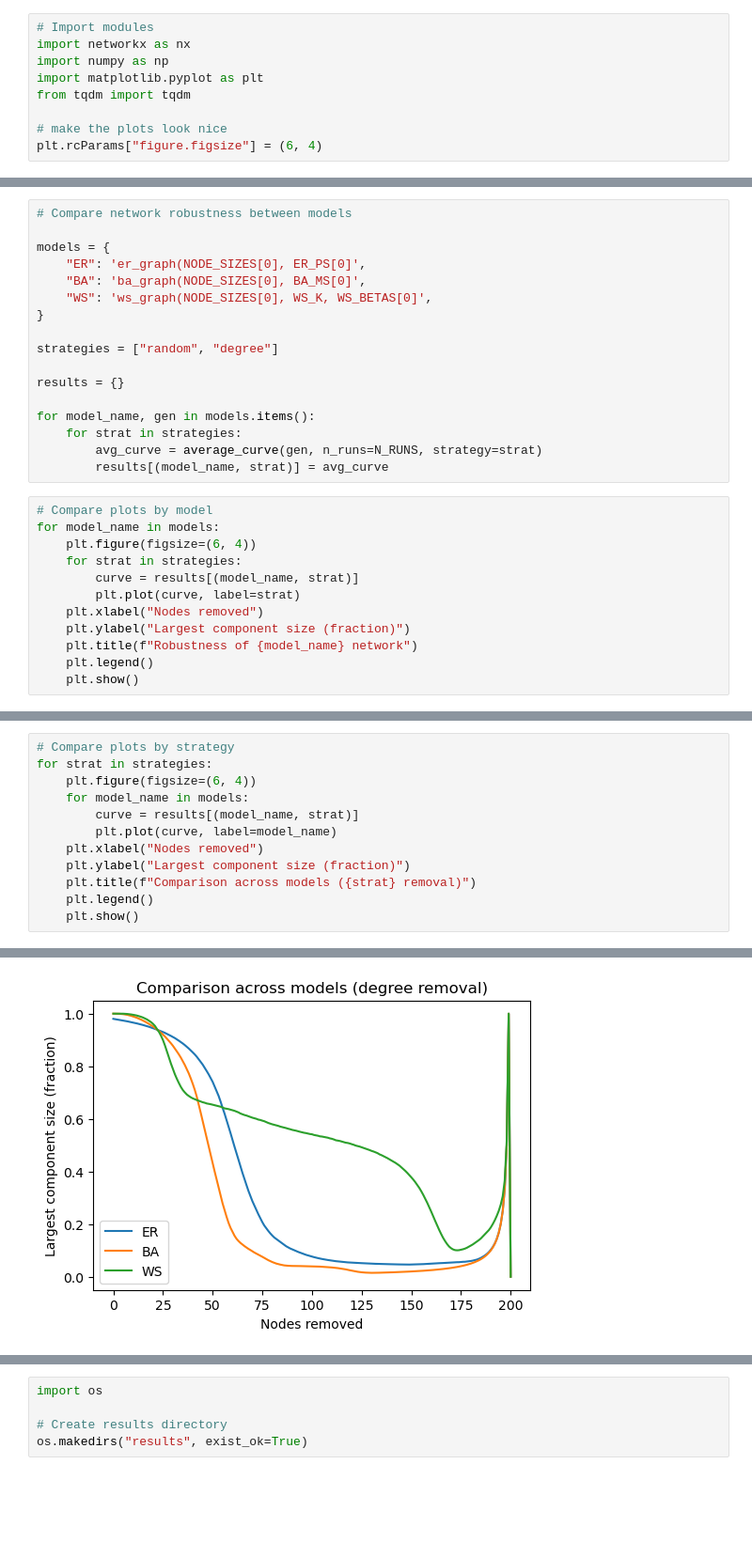
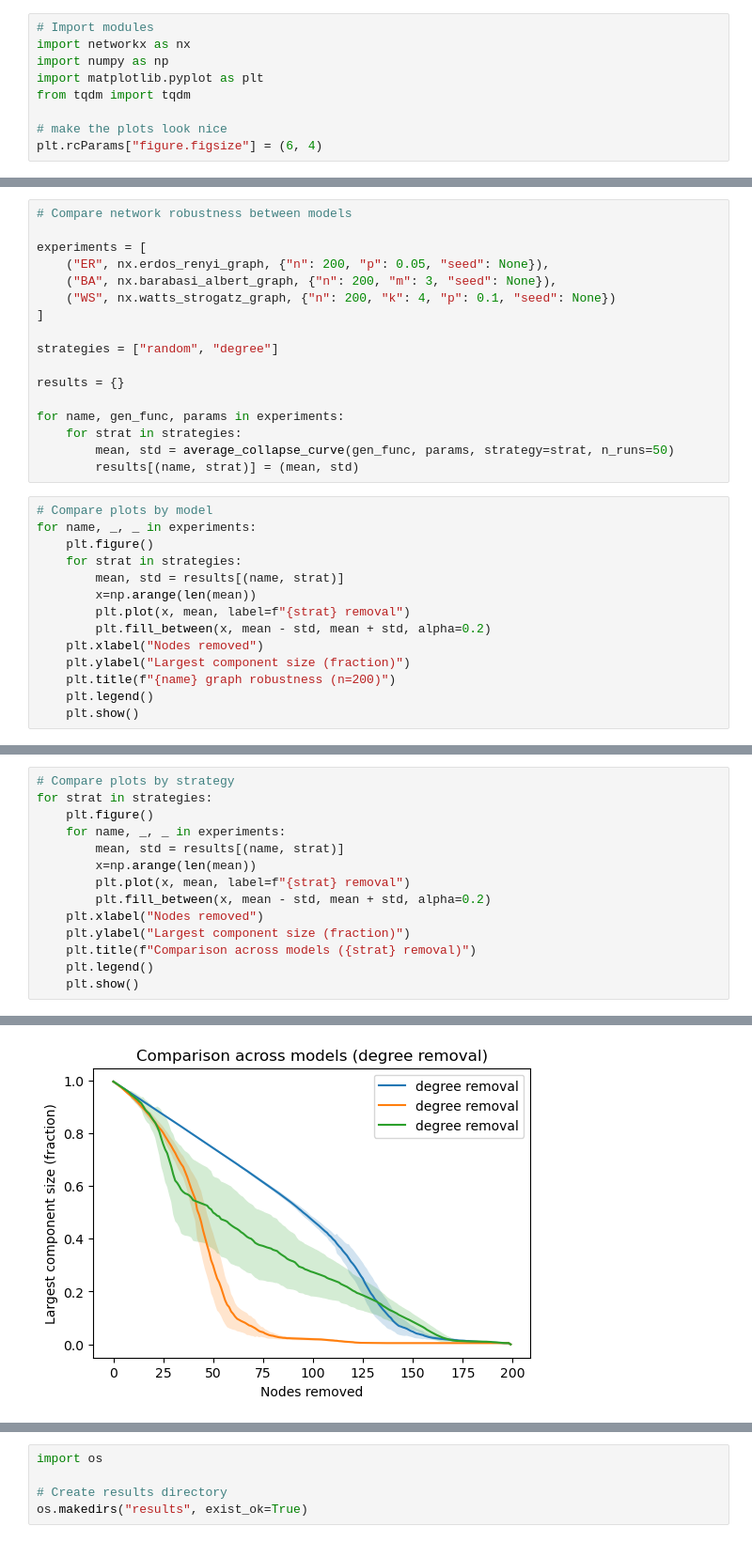
Before and after one commit to GVN8R/network-resilience, a Jupyter notebook: notebooks/01_network_resilience.ipynb, the cells around one changed output, grey strips where cells are left out. Shown: that part at 94% size. Saved outputs shown, nothing was run; the diff lists cells and outputs as text; blank space fills up the shorter version.

Commit message:
Revised functions
Revised most, if not all functions relating to the robustness calculation

```diff
--- a/notebooks/01_network_resilience.ipynb
+++ b/notebooks/01_network_resilience.ipynb
@@ -128,30 +113,32 @@ plt.show()
 # %%
 # Compare network robustness between models
 
-models = {
-    "ER": 'er_graph(NODE_SIZES[0], ER_PS[0]',
-    "BA": 'ba_graph(NODE_SIZES[0], BA_MS[0]',
-    "WS": 'ws_graph(NODE_SIZES[0], WS_K, WS_BETAS[0]',
-}
+experiments = [
+    ("ER", nx.erdos_renyi_graph, {"n": 200, "p": 0.05, "seed": None}),
+    ("BA", nx.barabasi_albert_graph, {"n": 200, "m": 3, "seed": None}),
+    ("WS", nx.watts_strogatz_graph, {"n": 200, "k": 4, "p": 0.1, "seed": None})
+]
 
 strategies = ["random", "degree"]
 
 results = {}
 
-for model_name, gen in models.items():
+for name, gen_func, params in experiments:
     for strat in strategies:
-        avg_curve = average_curve(gen, n_runs=N_RUNS, strategy=strat)
-        results[(model_name, strat)] = avg_curve
+        mean, std = average_collapse_curve(gen_func, params, strategy=strat, n_runs=50)
+        results[(name, strat)] = (mean, std)
 # %%
 # Compare plots by model
-for model_name in models:
-    plt.figure(figsize=(6, 4))
+for name, _, _ in experiments:
+    plt.figure()
     for strat in strategies:
-        curve = results[(model_name, strat)]
-        plt.plot(curve, label=strat)
+        mean, std = results[(name, strat)]
+        x=np.arange(len(mean))
+        plt.plot(x, mean, label=f"{strat} removal")
+        plt.fill_between(x, mean - std, mean + std, alpha=0.2)
     plt.xlabel("Nodes removed")
     plt.ylabel("Largest component size (fraction)")
-    plt.title(f"Robustness of {model_name} network")
+    plt.title(f"{name} graph robustness (n=200)")
     plt.legend()
     plt.show()
 # %% [output]
@@ -161,10 +148,12 @@ for model_name in models:
 # %%
 # Compare plots by strategy
 for strat in strategies:
-    plt.figure(figsize=(6, 4))
-    for model_name in models:
-        curve = results[(model_name, strat)]
-        plt.plot(curve, label=model_name)
+    plt.figure()
+    for name, _, _ in experiments:
+        mean, std = results[(name, strat)]
+        x=np.arange(len(mean))
+        plt.plot(x, mean, label=f"{strat} removal")
+        plt.fill_between(x, mean - std, mean + std, alpha=0.2)
     plt.xlabel("Nodes removed")
     plt.ylabel("Largest component size (fraction)")
     plt.title(f"Comparison across models ({strat} removal)")
@@ -175,4 +164,4 @@ for strat in strategies:
-[figure, old version]
+[figure, new version]
 # %%
 from sklearn.metrics import auc
 
```
Also changed, not shown: parts of 13 cells of this notebook.
